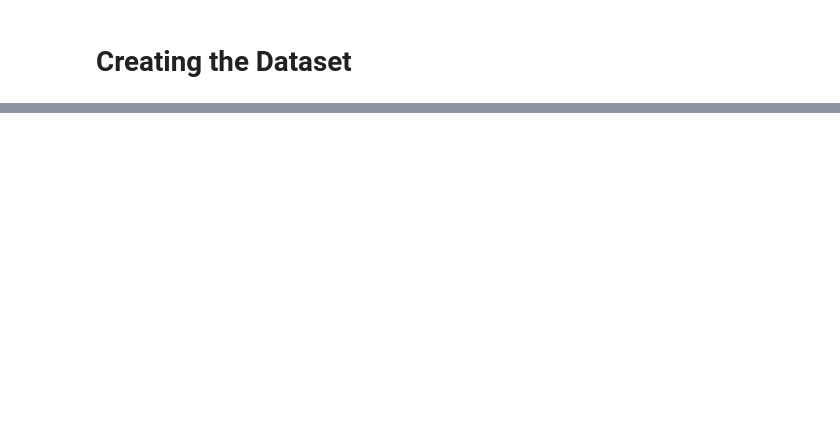
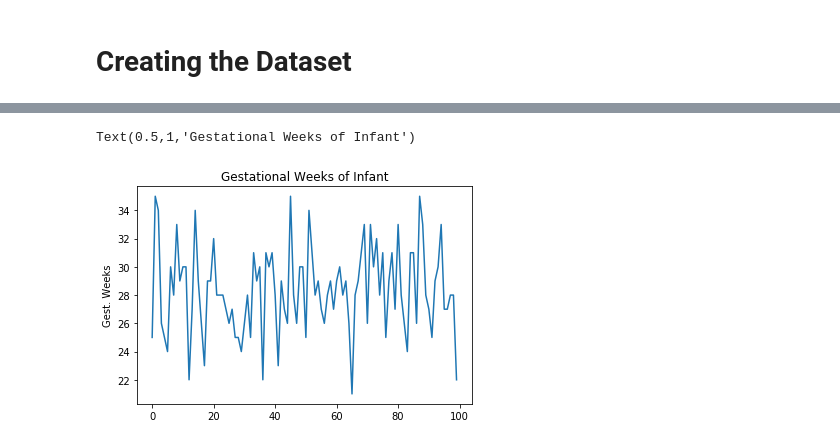
Before and after one commit to ClaireDrummond/Programming-Project-2018, a Jupyter notebook: Model and Synthesis data using Python.ipynb, the cells around one changed output, grey strips where cells are left out. Drawn from its saved outputs; the diff is of its cells as text; code cells hidden in the pictures; blank space fills up the shorter version.

Commit message:
Summary Statisitcs and Plotting Data

```diff
--- a/Model and Synthesis data using Python.ipynb
+++ b/Model and Synthesis data using Python.ipynb
@@ -201,0 +267,7 @@ df
+# %%
+plt.plot(gw) # Plot the spead of gestational weeks of each infant
+plt.ylabel("Gest. Weeks") # name the y label
+plt.title("Gestational Weeks of Infant") # give the plot a title
+# %% [output]
+Text(0.5,1,'Gestational Weeks of Infant')
+[figure, added]
```
Also changed, not shown: parts of 17 cells of this notebook.
